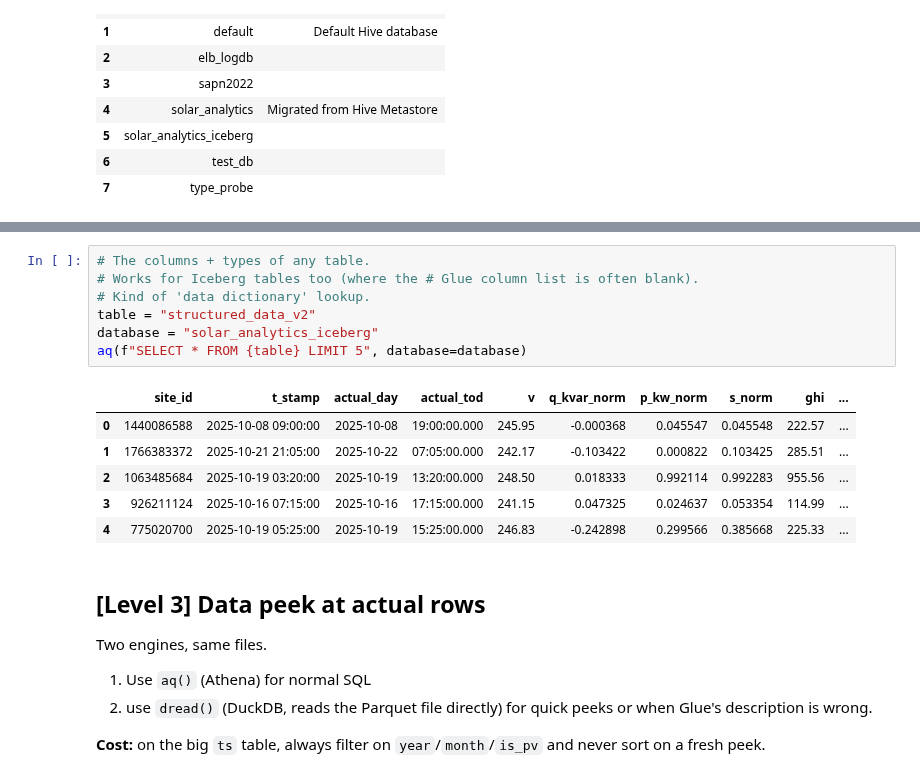
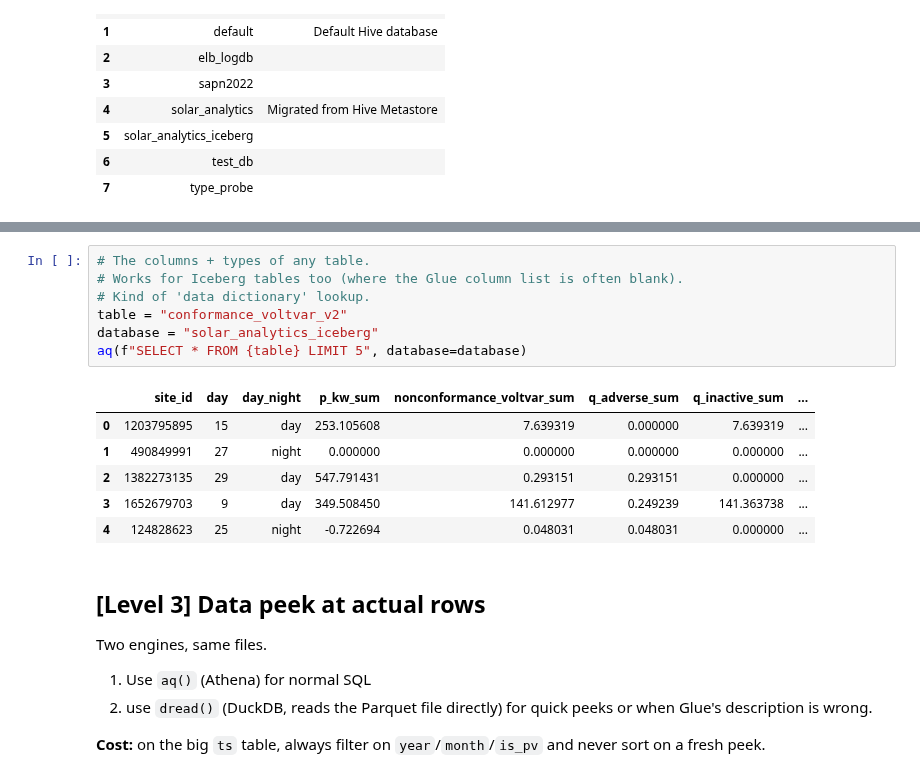
Before and after one commit to UNSW-CEEM/CICCADA, a Jupyter notebook: bms_sa_review/data_query/01_data_exploration.ipynb, the cells around one changed output, grey strips where cells are left out. Cells and saved outputs as stored; diff of their text form.

```diff
--- a/bms_sa_review/data_query/01_data_exploration.ipynb
+++ b/bms_sa_review/data_query/01_data_exploration.ipynb
@@ -142,17 +126,17 @@ all_tabs[['Database', 'Table']]
 # %%
 # The columns + types of any table.
-# Works for Iceberg tables too (where the # Glue column list is often blank).
+# Works for Iceberg tables too (where the Glue column list is often blank).
 # Kind of 'data dictionary' lookup.
-table = "structured_data_v2"
+table = "conformance_voltvar_v2"
 database = "solar_analytics_iceberg"
 aq(f"SELECT * FROM {table} LIMIT 5", database=database)
 # %% [output]
-|  | site_id | t_stamp | actual_day | actual_tod | v | q_kvar_norm | p_kw_norm | s_norm | ghi | ... |
-| 0 | 1440086588 | 2025-10-08 09:00:00 | 2025-10-08 | 19:00:00.000 | 245.95 | -0.000368 | 0.045547 | 0.045548 | 222.57 | ... |
-| 1 | 1766383372 | 2025-10-21 21:05:00 | 2025-10-22 | 07:05:00.000 | 242.17 | -0.103422 | 0.000822 | 0.103425 | 285.51 | ... |
-| 2 | 1063485684 | 2025-10-19 03:20:00 | 2025-10-19 | 13:20:00.000 | 248.50 | 0.018333 | 0.992114 | 0.992283 | 955.56 | ... |
-| 3 | 926211124 | 2025-10-16 07:15:00 | 2025-10-16 | 17:15:00.000 | 241.15 | 0.047325 | 0.024637 | 0.053354 | 114.99 | ... |
-| 4 | 775020700 | 2025-10-19 05:25:00 | 2025-10-19 | 15:25:00.000 | 246.83 | -0.242898 | 0.299566 | 0.385668 | 225.33 | ... |
+|  | site_id | day | day_night | p_kw_sum | nonconformance_voltvar_sum | q_adverse_sum | q_inactive_sum | ... |
+| 0 | 1203795895 | 15 | day | 253.105608 | 7.639319 | 0.000000 | 7.639319 | ... |
+| 1 | 490849991 | 27 | night | 0.000000 | 0.000000 | 0.000000 | 0.000000 | ... |
+| 2 | 1382273135 | 29 | day | 547.791431 | 0.293151 | 0.293151 | 0.000000 | ... |
+| 3 | 1652679703 | 9 | day | 349.508450 | 141.612977 | 0.249239 | 141.363738 | ... |
+| 4 | 124828623 | 25 | night | -0.722694 | 0.048031 | 0.048031 | 0.000000 | ... |
 # %% [markdown]
 ## [Level 3] Data peek at actual rows
 
```
Also changed, not shown: parts of 7 cells of this notebook, 6 other files.
